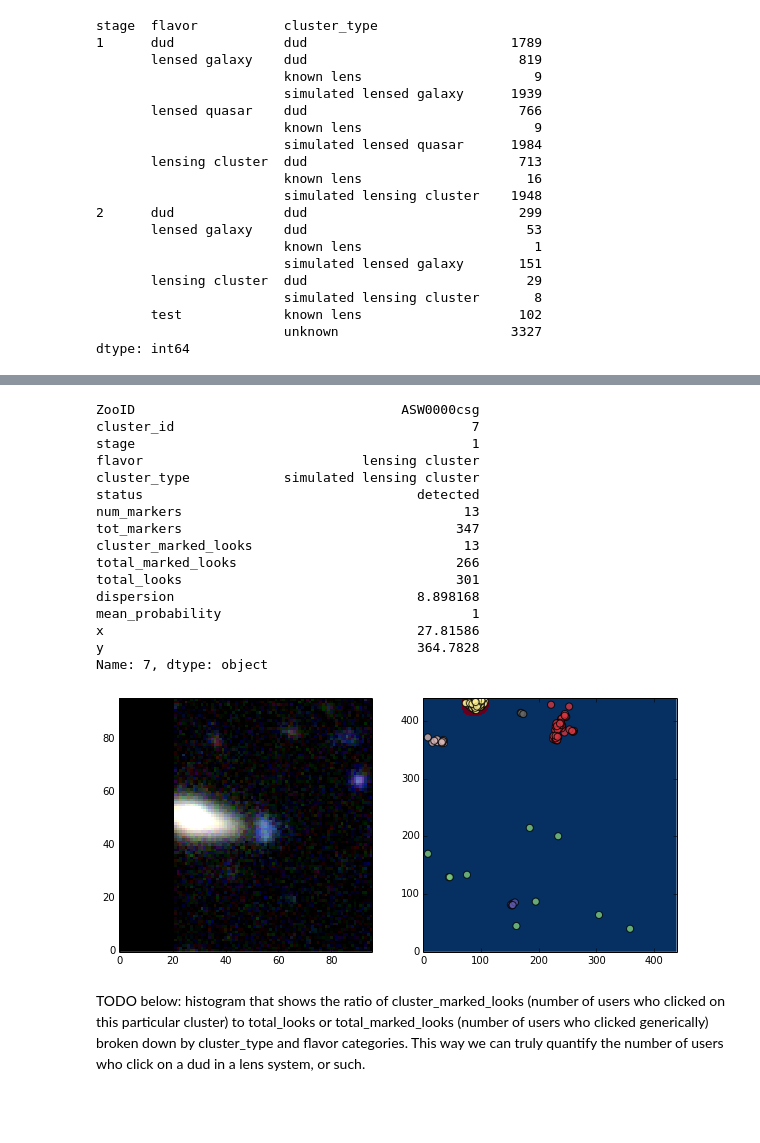
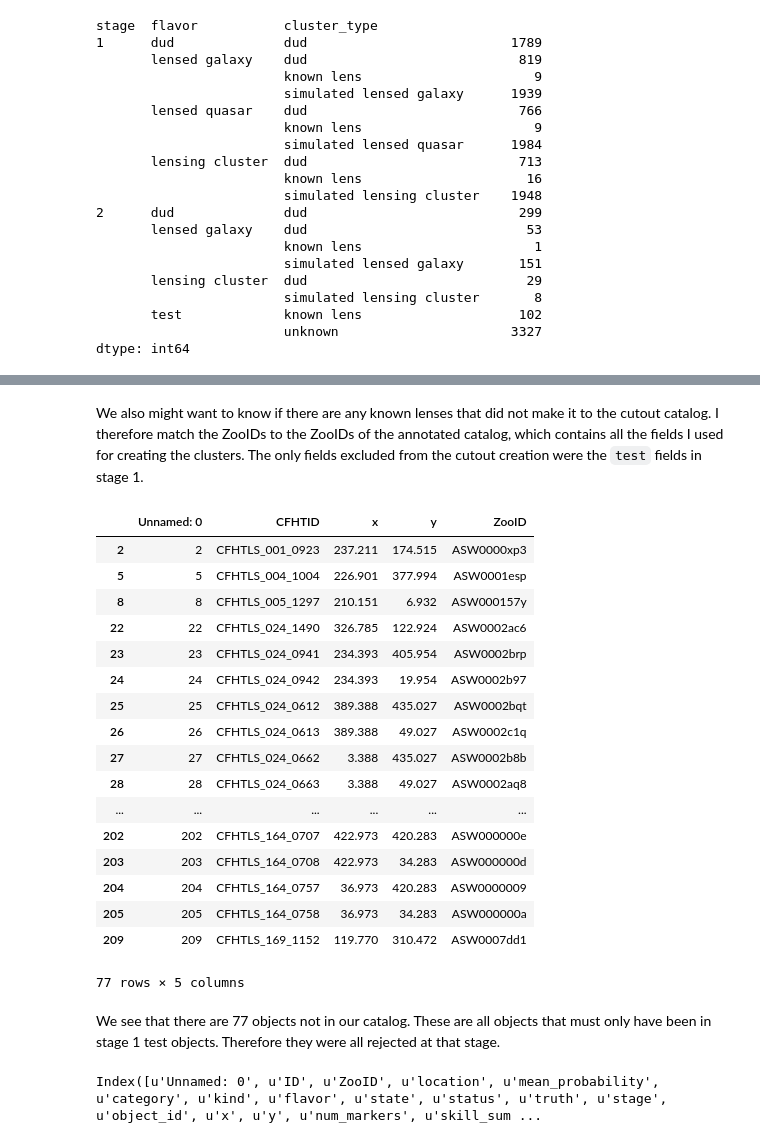
Before and after one commit to linan7788626/strongcnn, a Jupyter notebook: code/examine catalogs.ipynb, the cells around one changed output, grey strips where cells are left out. Drawn from its saved outputs; the diff is of its cells as text; code cells hidden in the pictures; blank space fills up the shorter version.

```diff
--- a/code/examine catalogs.ipynb
+++ b/code/examine catalogs.ipynb
@@ -276,24 +177,30 @@ Name: 2341, dtype: object
-# %%
-# and for the entire cluster catalog
-examine_cutouts(cluster_catalog, cluster_directory, annotated_catalog, field_directory,
-                plot_alpha=True, invert_color=False, color_by_user=False, plot_points=True)
-# %% [output]
-ZooID                                  ASW0000csg
-cluster_id                                      7
-stage                                           1
-flavor                            lensing cluster
-cluster_type            simulated lensing cluster
-status                                   detected
-num_markers                                    13
-tot_markers                                   347
-cluster_marked_looks                           13
-total_marked_looks                            266
-total_looks                                   301
-dispersion                               8.898168
-mean_probability                                1
-x                                        27.81586
-y                                        364.7828
-Name: 7, dtype: object
-[figure, removed]
-# %% [markdown]
-TODO below: histogram that shows the ratio of cluster_marked_looks (number of users who clicked on this particular cluster) to total_looks or total_marked_looks (number of users who clicked generically) broken down by cluster_type and flavor categories. This way we can truly quantify the number of users who click on a dud in a lens system, or such.
+# %% [markdown]
+We also might want to know if there are any known lenses that did not make it to the cutout catalog. I therefore match the ZooIDs to the ZooIDs of the annotated catalog, which contains all the fields I used for creating the clusters. The only fields excluded from the cutout creation were the `test` fields in stage 1.
+# %%
+knownlens_catalog[~knownlens_catalog['ZooID'].isin(annotated_catalog['ZooID'])]
+# %% [output]
+|  | Unnamed: 0 | CFHTID | x | y | ZooID |
+| 2 | 2 | CFHTLS_001_0923 | 237.211 | 174.515 | ASW0000xp3 |
+| 5 | 5 | CFHTLS_004_1004 | 226.901 | 377.994 | ASW0001esp |
+| 8 | 8 | CFHTLS_005_1297 | 210.151 | 6.932 | ASW000157y |
+| 22 | 22 | CFHTLS_024_1490 | 326.785 | 122.924 | ASW0002ac6 |
+| 23 | 23 | CFHTLS_024_0941 | 234.393 | 405.954 | ASW0002brp |
+| 24 | 24 | CFHTLS_024_0942 | 234.393 | 19.954 | ASW0002b97 |
+| 25 | 25 | CFHTLS_024_0612 | 389.388 | 435.027 | ASW0002bqt |
+| 26 | 26 | CFHTLS_024_0613 | 389.388 | 49.027 | ASW0002c1q |
+| 27 | 27 | CFHTLS_024_0662 | 3.388 | 435.027 | ASW0002b8b |
+| 28 | 28 | CFHTLS_024_0663 | 3.388 | 49.027 | ASW0002aq8 |
+| ... | ... | ... | ... | ... | ... |
+| 202 | 202 | CFHTLS_164_0707 | 422.973 | 420.283 | ASW000000e |
+| 203 | 203 | CFHTLS_164_0708 | 422.973 | 34.283 | ASW000000d |
+| 204 | 204 | CFHTLS_164_0757 | 36.973 | 420.283 | ASW0000009 |
+| 205 | 205 | CFHTLS_164_0758 | 36.973 | 34.283 | ASW000000a |
+| 209 | 209 | CFHTLS_169_1152 | 119.770 | 310.472 | ASW0007dd1 |
+77 rows × 5 columns
+# %% [markdown]
+We see that there are 77 objects not in our catalog. These are all objects that must only have been in stage 1 test objects. Therefore they were all rejected at that stage.
+# %%
+weak_knownlens_catalog.rename(columns={'cluster_id': 'object_id'}, inplace=True)
+print(weak_knownlens_catalog.columns)
+# %% [output]
+Index([u'Unnamed: 0', u'ID', u'ZooID', u'location', u'mean_probability', u'category', u'kind', u'flavor', u'state', u'status', u'truth', u'stage', u'object_id', u'x', u'y', u'num_markers', u'skill_sum ...
```
Also changed, not shown: parts of 30 cells of this notebook.
